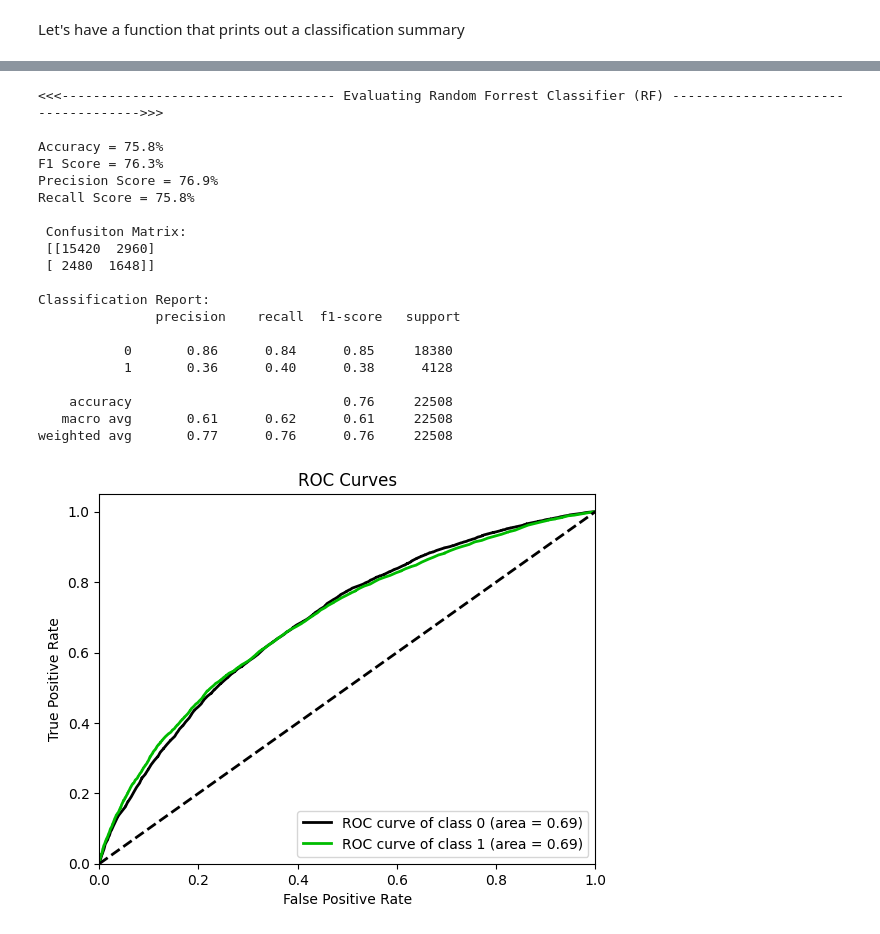
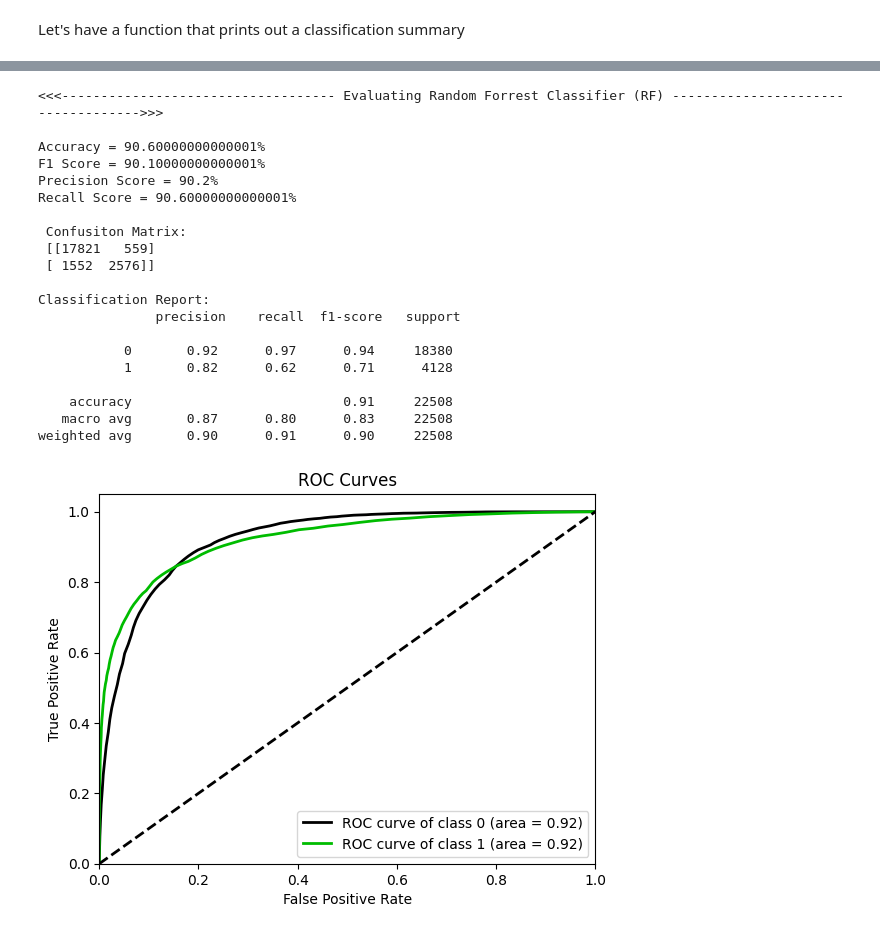
Before and after one commit to kevinmfreire/SCL_delays, a Jupyter notebook: notebook/solution.ipynb, the cells around one changed output, grey strips where cells are left out. Cells and saved outputs as stored; diff of their text form; code cells hidden in the pictures.

Commit message:
additional model training and exploration, and adding resume

```diff
--- a/notebook/solution.ipynb
+++ b/notebook/solution.ipynb
@@ -610,7 +610,7 @@ I will uses the Oversampling technique to overcome the class imbalance problem.
 # %%
 from sklearn.model_selection import train_test_split
 
-final_def = final_df.dropna()
+final_df = final_df.dropna()
 X = final_df.drop(['delay_15'], axis=1)
 y = final_df['delay_15']
 X_train, X_test, y_train, y_test = train_test_split(X, y, test_size=0.33, random_state=42)
@@ -776,29 +776,29 @@ weighted avg       0.75      0.70      0.72     22508
 # %%
-rf_model = RandomForestClassifier(n_estimators=200, random_state=46)
+rf_model = RandomForestClassifier()
 rf_model.fit(X_train,y_train)
 pred = rf_model.predict(X_test)
 pred_prob = rf_model.predict_proba(X_test)
 classification_summary(pred, pred_prob, y_test, 'Random Forrest Classifier (RF)')
 plot_cmatrix(X_test, y_test, rf_model)
 # %% [output]
 <<<----------------------------------- Evaluating Random Forrest Classifier (RF) ----------------------------------->>>
 
-Accuracy = 75.8%
-F1 Score = 76.3%
-Precision Score = 76.9%
-Recall Score = 75.8%
+Accuracy = 90.60000000000001%
+F1 Score = 90.10000000000001%
+Precision Score = 90.2%
+Recall Score = 90.60000000000001%
 
  Confusiton Matrix:
- [[15420  2960]
- [ 2480  1648]]
+ [[17821   559]
+ [ 1552  2576]]
 
 Classification Report:
                precision    recall  f1-score   support
 
-           0       0.86      0.84      0.85     18380
-           1       0.36      0.40      0.38      4128
+           0       0.92      0.97      0.94     18380
+           1       0.82      0.62      0.71      4128
 
-    accuracy                           0.76     22508
-   macro avg       0.61      0.62      0.61     22508
-weighted avg       0.77      0.76      0.76     22508
+    accuracy                           0.91     22508
+   macro avg       0.87      0.80      0.83     22508
+weighted avg       0.90      0.91      0.90     22508
-[figure, old version]
+[figure, new version]
```
Also changed, not shown: parts of 14 cells of this notebook, 1 other file.
